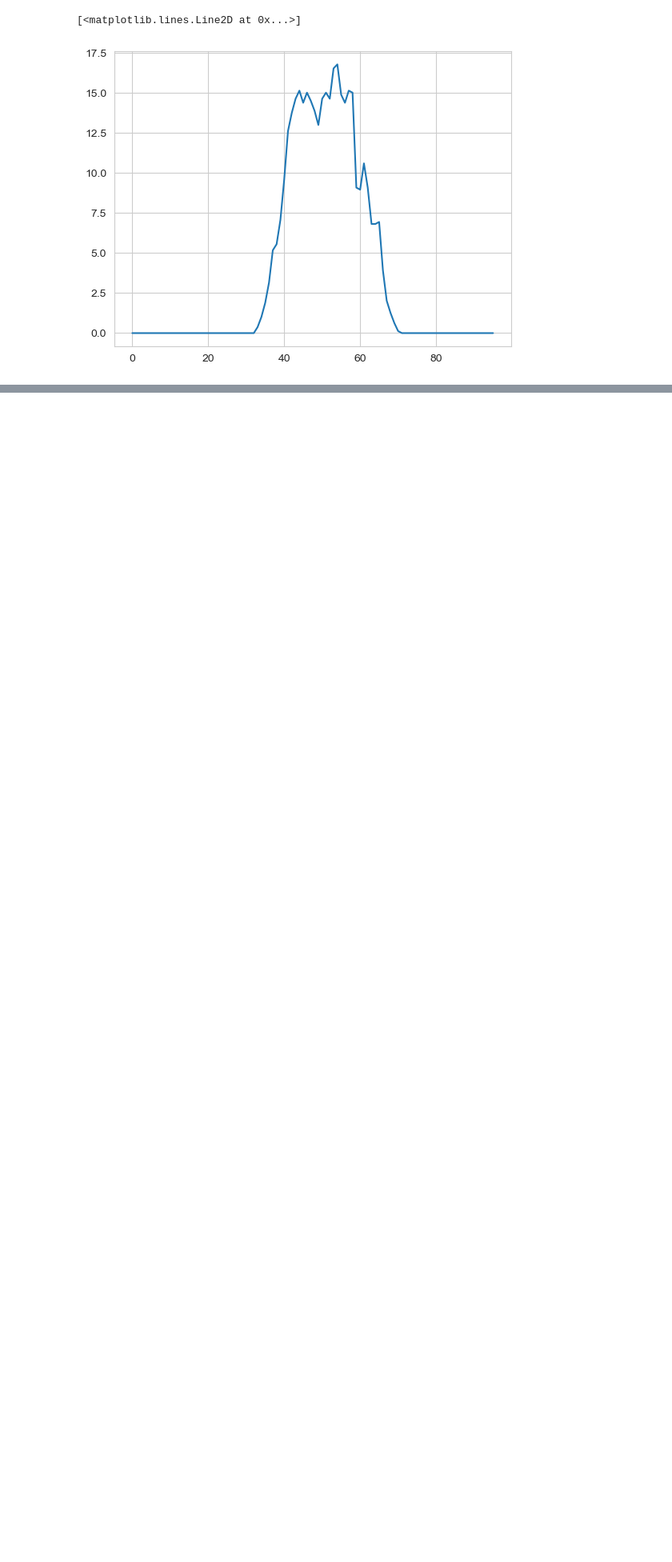
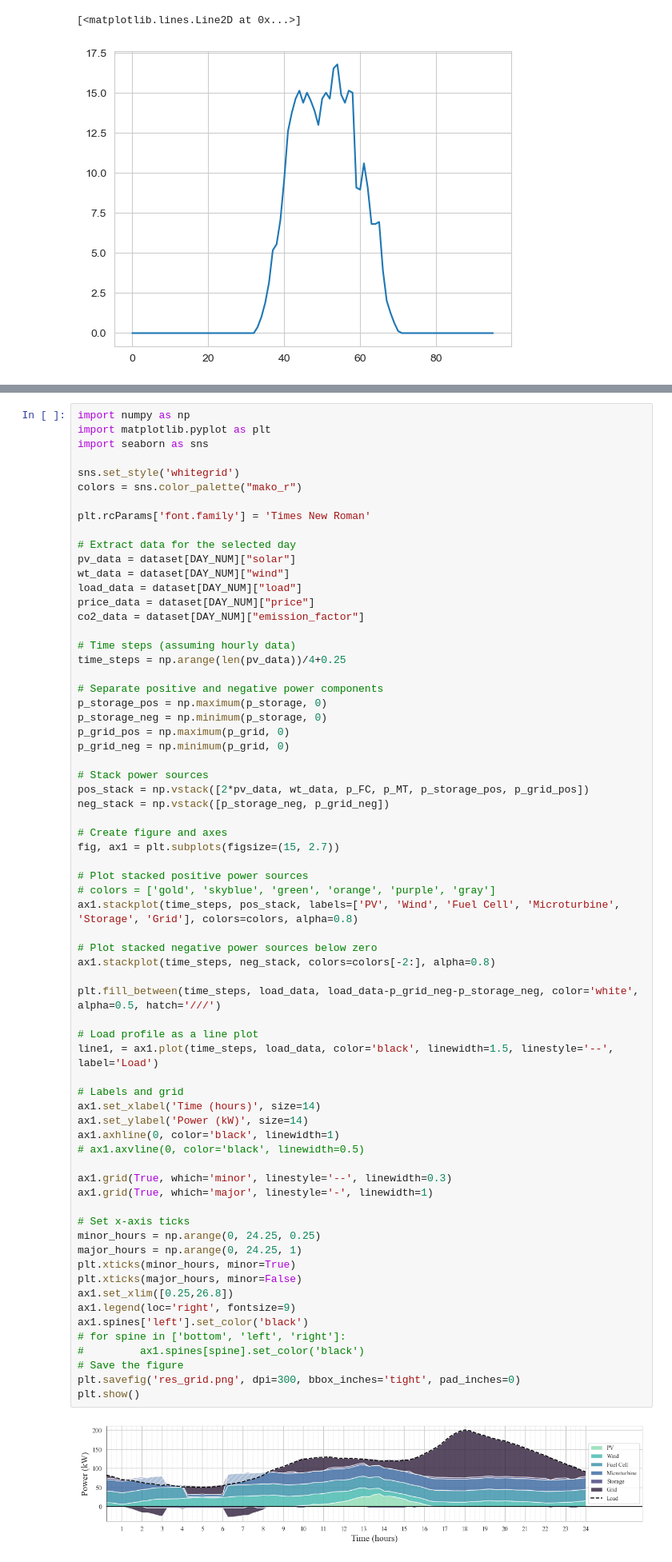
Before and after one commit to arbit3rr/ES-Temporal-RL, a Jupyter notebook: 3. MILP_solution.ipynb, the cells around one changed output, grey strips where cells are left out. Shown at 80% size. Drawn from its saved outputs; the diff is of its cells as text; blank space fills up the shorter version.

```diff
--- a/3. MILP_solution.ipynb
+++ b/3. MILP_solution.ipynb
@@ -476,0 +481,69 @@ Optimal objective value: 148010.50916777202
+# %%
+import numpy as np
+import matplotlib.pyplot as plt
+import seaborn as sns
+
+sns.set_style('whitegrid')
+colors = sns.color_palette("mako_r")
+
+plt.rcParams['font.family'] = 'Times New Roman'
+
+# Extract data for the selected day
+pv_data = dataset[DAY_NUM]["solar"]
+wt_data = dataset[DAY_NUM]["wind"]
+load_data = dataset[DAY_NUM]["load"]
+price_data = dataset[DAY_NUM]["price"]
+co2_data = dataset[DAY_NUM]["emission_factor"]
+
+# Time steps (assuming hourly data)
+time_steps = np.arange(len(pv_data))/4+0.25
+
+# Separate positive and negative power components
+p_storage_pos = np.maximum(p_storage, 0)
+p_storage_neg = np.minimum(p_storage, 0)
+p_grid_pos = np.maximum(p_grid, 0)
+p_grid_neg = np.minimum(p_grid, 0)
+
+# Stack power sources
+pos_stack = np.vstack([2*pv_data, wt_data, p_FC, p_MT, p_storage_pos, p_grid_pos])
+neg_stack = np.vstack([p_storage_neg, p_grid_neg])
+
+# Create figure and axes
+fig, ax1 = plt.subplots(figsize=(15, 2.7))
+
+# Plot stacked positive power sources
+# colors = ['gold', 'skyblue', 'green', 'orange', 'purple', 'gray']
+ax1.stackplot(time_steps, pos_stack, labels=['PV', 'Wind', 'Fuel Cell', 'Microturbine', 'Storage', 'Grid'], colors=colors, alpha=0.8)
+
+# Plot stacked negative power sources below zero
+ax1.stackplot(time_steps, neg_stack, colors=colors[-2:], alpha=0.8)
+
+plt.fill_between(time_steps, load_data, load_data-p_grid_neg-p_storage_neg, color='white', alpha=0.5, hatch='///')
+
+# Load profile as a line plot
+line1, = ax1.plot(time_steps, load_data, color='black', linewidth=1.5, linestyle='--', label='Load')
+
+# Labels and grid
+ax1.set_xlabel('Time (hours)', size=14)
+ax1.set_ylabel('Power (kW)', size=14)
+ax1.axhline(0, color='black', linewidth=1)
+# ax1.axvline(0, color='black', linewidth=0.5)
+
+ax1.grid(True, which='minor', linestyle='--', linewidth=0.3)
+ax1.grid(True, which='major', linestyle='-', linewidth=1)
+
+# Set x-axis ticks
+minor_hours = np.arange(0, 24.25, 0.25)
+major_hours = np.arange(0, 24.25, 1)
+plt.xticks(minor_hours, minor=True)
+plt.xticks(major_hours, minor=False)
+ax1.set_xlim([0.25,26.8])
+ax1.legend(loc='right', fontsize=9)
+ax1.spines['left'].set_color('black')
+# for spine in ['bottom', 'left', 'right']:
+#         ax1.spines[spine].set_color('black')
+# Save the figure
+plt.savefig('res_grid.png', dpi=300, bbox_inches='tight', pad_inches=0)
+plt.show()
+# %% [output]
+[figure, added]
```
Also changed, not shown: parts of 10 cells of this notebook.
